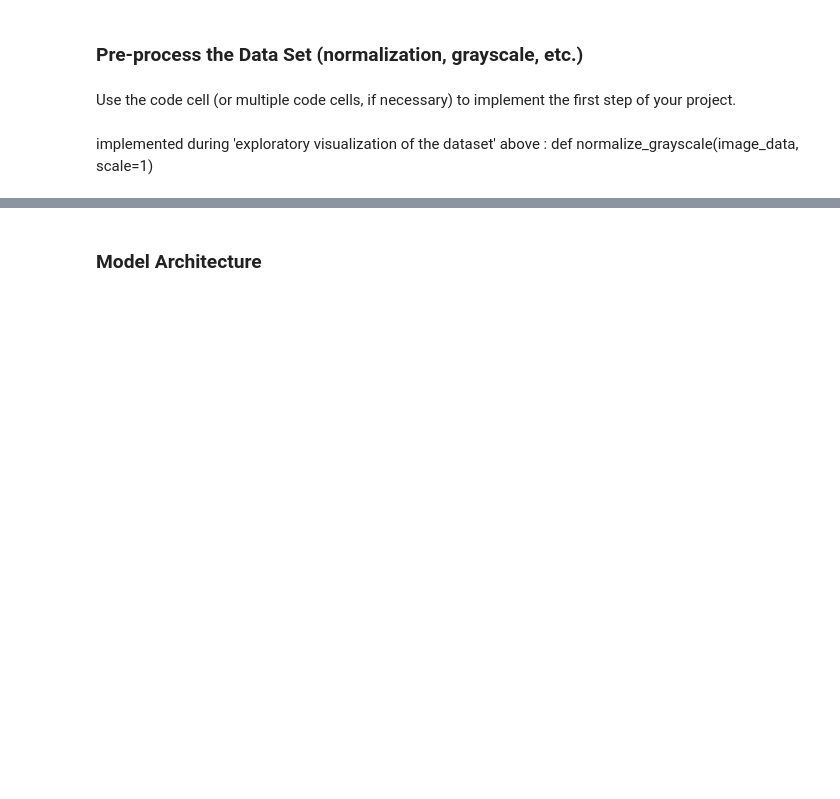
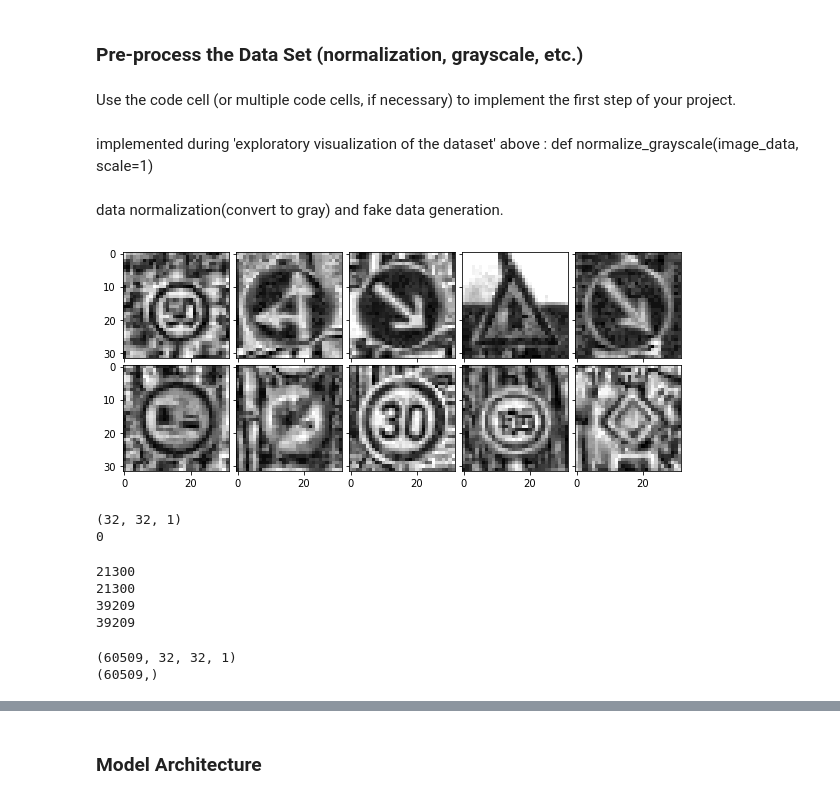
Before and after one commit to duke24k/self-driving-car-nd, a Jupyter notebook: p2/Traffic_Sign_Classifier_submit.ipynb, the cells around one changed output, grey strips where cells are left out. Drawn from its saved outputs; the diff is of its cells as text; code cells hidden in the pictures; blank space fills up the shorter version.

```diff
--- a/p2/Traffic_Sign_Classifier_submit.ipynb
+++ b/p2/Traffic_Sign_Classifier_submit.ipynb
@@ -305,3 +442,22 @@ Use the code cell (or multiple code cells, if necessary) to implement the first
 # %% [markdown]
 implemented during 'exploratory visualization of the dataset' above
 : def normalize_grayscale(image_data, scale=1)
+# %% [markdown]
+data normalization(convert to gray) and fake data generation.
+# %%
+random_size = 10
+
+fig = plt.figure(1, (10., 10.))
+grid = ImageGrid(fig, 111,  # similar to subplot(111)
+                 nrows_ncols=(2, 5),  # creates 2x2 grid of axes
+                 axes_pad=0.1,  # pad between axes in inch.
+                  )
+
+for i in range(random_size):
+    maybe_image = get_random_image(X_train_gray,y_train_gray)
+    gray = maybe_image.reshape(32,32)
+    grid[i].imshow(gray,cmap="gray")
+
+plt.show()
+# %% [output]
+[figure, added]
@@ -307,0 +472,25 @@ implemented during 'exploratory visualization of the dataset' above
+# %%
+print(fake_images[0].shape)
+print(fake_labels[0])
+# %% [output]
+(32, 32, 1)
+0
+# %%
+print(len(fake_images))
+print(len(fake_labels))
+print(len(X_train_gray))
+print(len(y_train_gray))
+# %% [output]
+21300
+21300
+39209
+39209
+# %%
+X_train_original_fake = np.concatenate((X_train_gray, X_train_fake), axis=0)
+y_train_original_fake = np.concatenate((y_train_gray, y_train_fake), axis=0)
+
+print(X_train_original_fake.shape)
+print(y_train_original_fake.shape)
+# %% [output]
+(60509, 32, 32, 1)
+(60509,)
```
Also changed, not shown: parts of 57 cells of this notebook.
